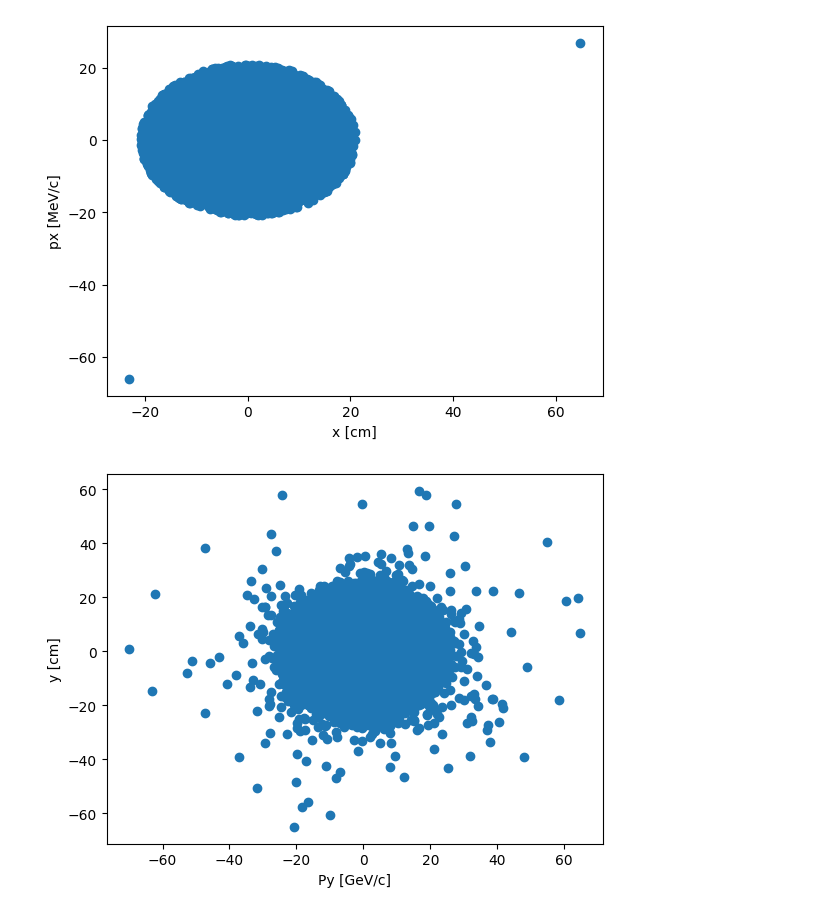
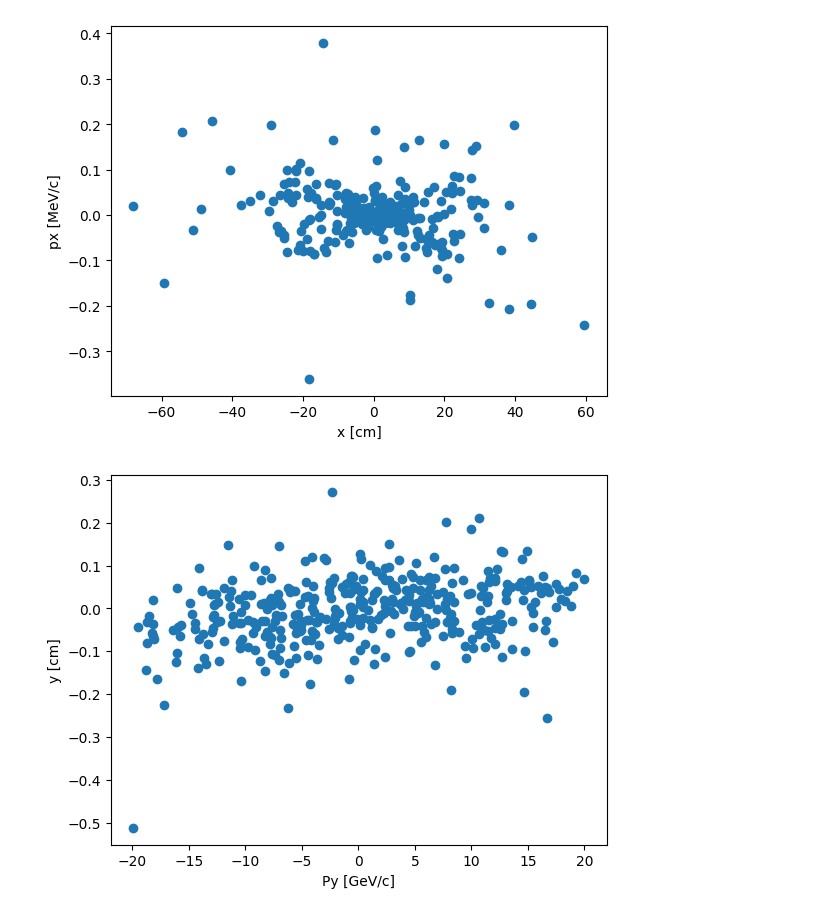
Before and after one commit to prateekraouw/Geant4_new_geo, a Jupyter notebook: build/plot.ipynb, the cells around one changed output. Saved outputs shown, nothing was run; the diff lists cells and outputs as text; code cells hidden in the pictures.

```diff
--- a/build/plot.ipynb
+++ b/build/plot.ipynb
@@ -181,18 +184,18 @@ values3 = list(counts.values())
 # %%
 
-plt.scatter(det1_x,det1_y)
+plt.scatter(det3_x,det3_py)
 plt.xlabel("x [cm]")
 plt.ylabel("px [MeV/c]")
 plt.show()
 # %% [output]
-[figure, old version]
+[figure, new version]
 # %%
-plt.scatter(det2_x,det2_y )
+plt.scatter(det2_x,det2_px )
 plt.xlabel("Py [GeV/c]")
 plt.ylabel("y [cm]")
 plt.show()
 # %% [output]
-[figure, old version]
+[figure, new version]
 # %%
 plt.scatter(det3_x,det3_y )
 plt.xlabel("x [cm]")
```
Also changed, not shown: parts of 14 cells of this notebook, 41 other files.
